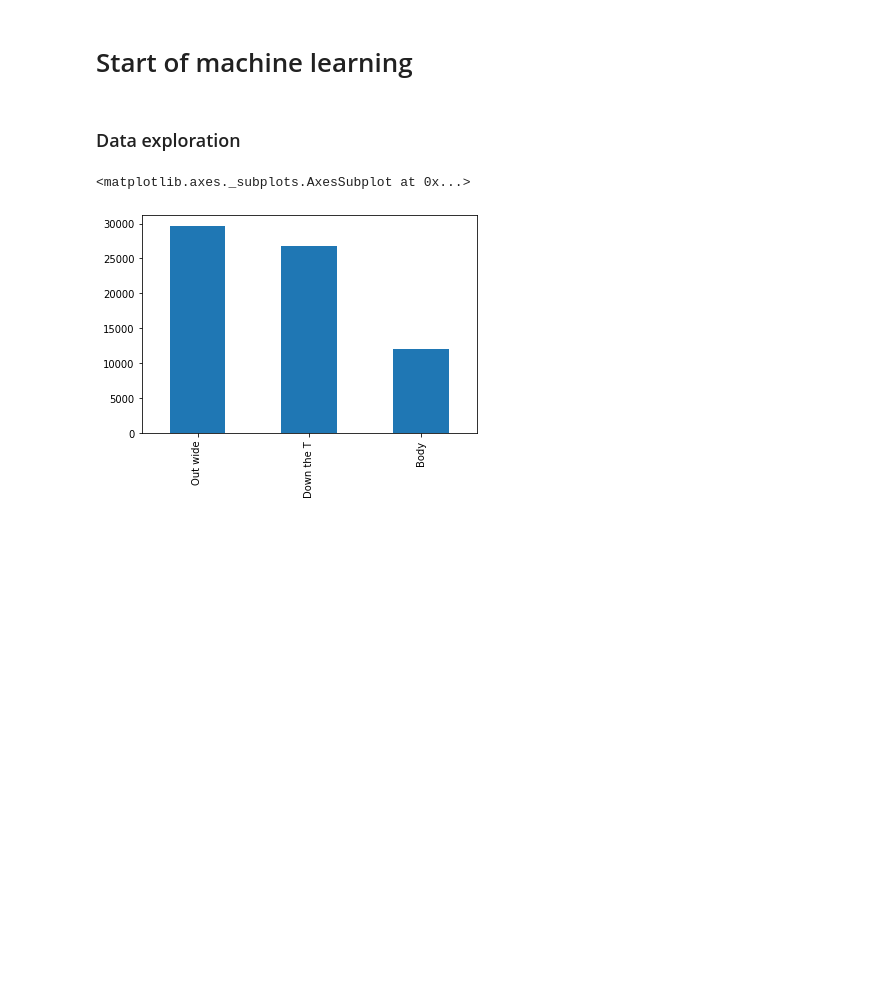
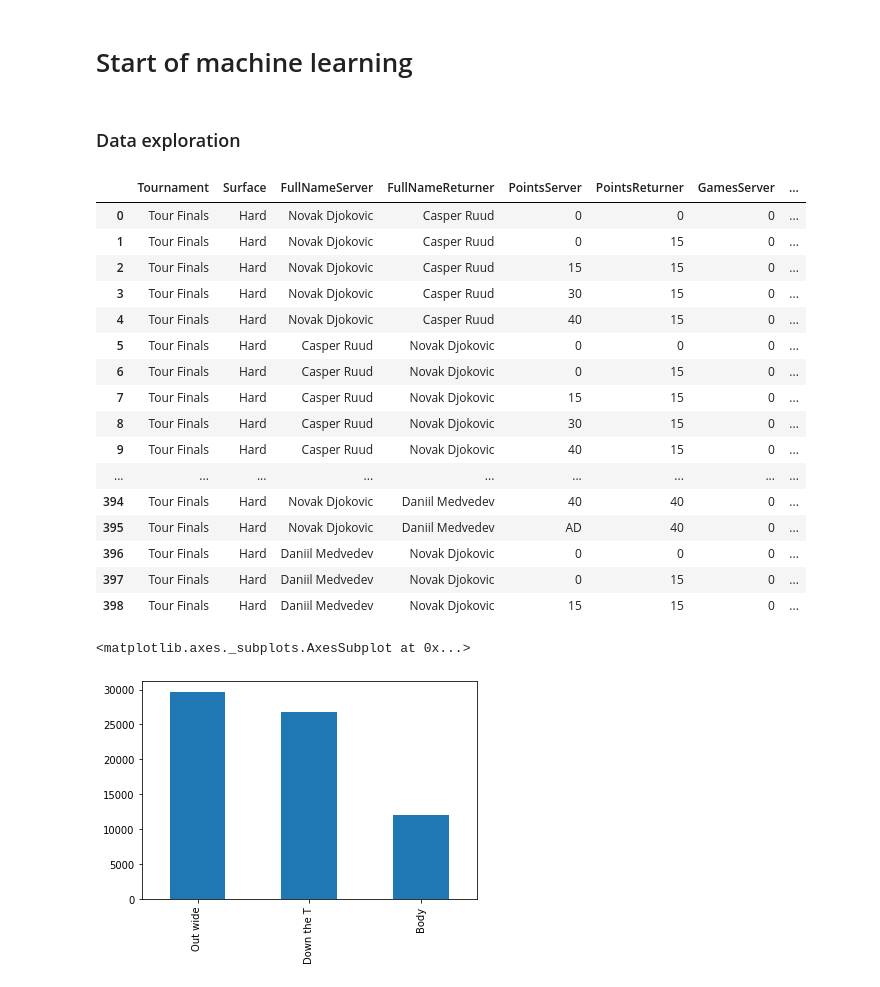
Before and after one commit to dundurlunka/ml-grand-slam, a Jupyter notebook: ml_grand_slam.ipynb, the cells around one changed output. Saved outputs shown, nothing was run; the diff lists cells and outputs as text; code cells hidden in the pictures; blank space fills up the shorter version.

```diff
--- a/ml_grand_slam.ipynb
+++ b/ml_grand_slam.ipynb
@@ -160,6 +160,27 @@ from sklearn.neighbors import KNeighborsClassifier
 from sklearn.model_selection import train_test_split
 # %%
 joinedData = pd.read_csv('./wrangled-data.csv')
+joinedData = joinedData.drop(columns=['Unnamed: 0'])
+pd.set_option('display.max_rows', 500)
+joinedData.head(500)
+# %% [output]
+|  | Tournament | Surface | FullNameServer | FullNameReturner | PointsServer | PointsReturner | GamesServer | ... |
+| 0 | Tour Finals | Hard | Novak Djokovic | Casper Ruud | 0 | 0 | 0 | ... |
+| 1 | Tour Finals | Hard | Novak Djokovic | Casper Ruud | 0 | 15 | 0 | ... |
+| 2 | Tour Finals | Hard | Novak Djokovic | Casper Ruud | 15 | 15 | 0 | ... |
+| 3 | Tour Finals | Hard | Novak Djokovic | Casper Ruud | 30 | 15 | 0 | ... |
+| 4 | Tour Finals | Hard | Novak Djokovic | Casper Ruud | 40 | 15 | 0 | ... |
+| 5 | Tour Finals | Hard | Casper Ruud | Novak Djokovic | 0 | 0 | 0 | ... |
+| 6 | Tour Finals | Hard | Casper Ruud | Novak Djokovic | 0 | 15 | 0 | ... |
+| 7 | Tour Finals | Hard | Casper Ruud | Novak Djokovic | 15 | 15 | 0 | ... |
+| 8 | Tour Finals | Hard | Casper Ruud | Novak Djokovic | 30 | 15 | 0 | ... |
+| 9 | Tour Finals | Hard | Casper Ruud | Novak Djokovic | 40 | 15 | 0 | ... |
+| ... | ... | ... | ... | ... | ... | ... | ... | ... |
+| 394 | Tour Finals | Hard | Novak Djokovic | Daniil Medvedev | 40 | 40 | 0 | ... |
+| 395 | Tour Finals | Hard | Novak Djokovic | Daniil Medvedev | AD | 40 | 0 | ... |
+| 396 | Tour Finals | Hard | Daniil Medvedev | Novak Djokovic | 0 | 0 | 0 | ... |
+| 397 | Tour Finals | Hard | Daniil Medvedev | Novak Djokovic | 0 | 15 | 0 | ... |
+| 398 | Tour Finals | Hard | Daniil Medvedev | Novak Djokovic | 15 | 15 | 0 | ... |
 # %%
 joinedData['Direction'].value_counts().plot(kind='bar')
 # %% [output]
```
Also changed, not shown: parts of 2 cells of this notebook.
